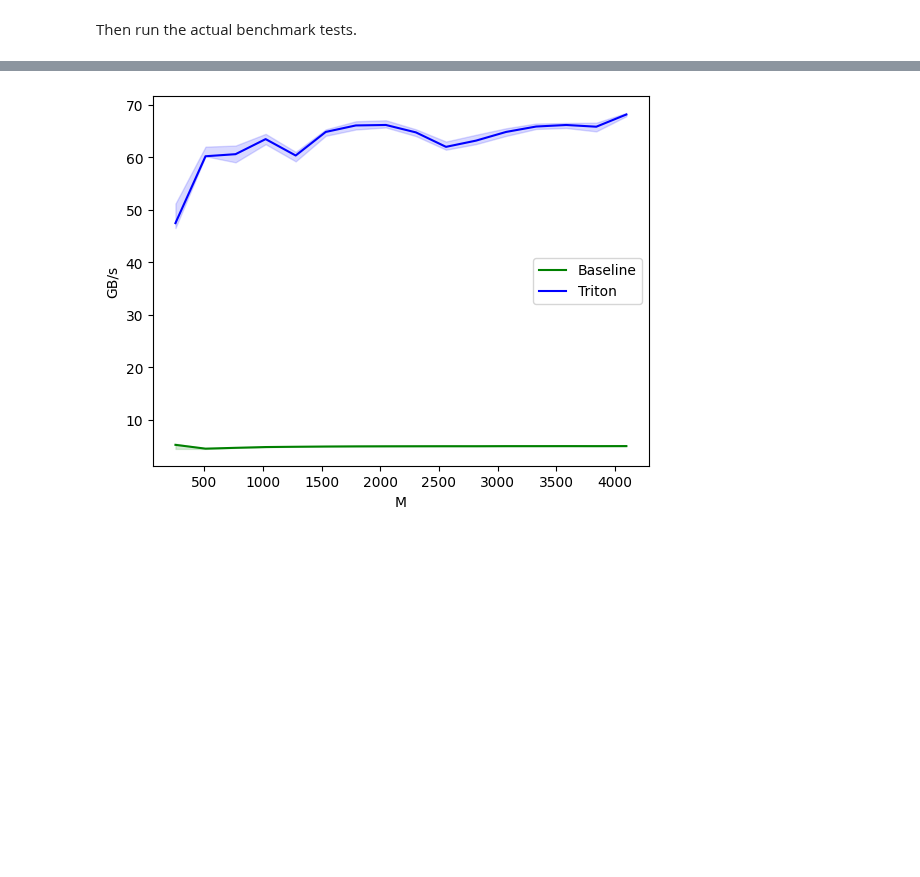
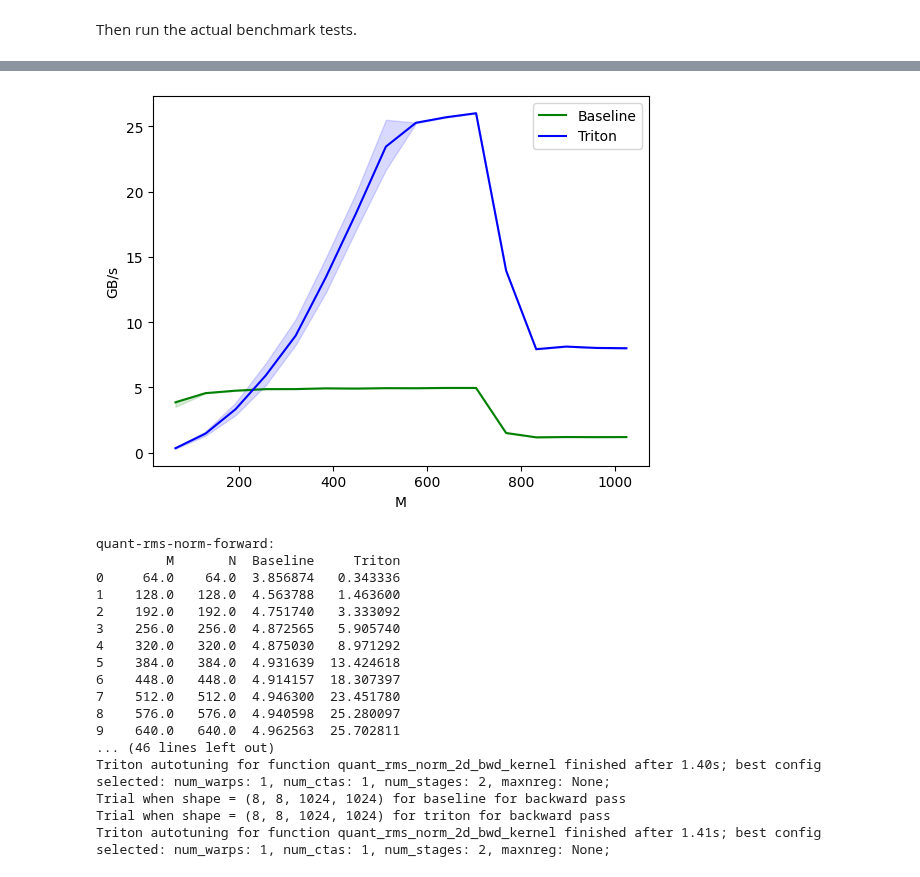
Before and after one commit to PhotonicGluon/Keras-MatMulLess, a Jupyter notebook: Triton-Fusion.ipynb, the cells around one changed output, grey strips where cells are left out. Saved outputs shown, nothing was run; the diff lists cells and outputs as text; code cells hidden in the pictures; blank space fills up the shorter version.

Commit message:
Add naive implementation of nD quantized RMSNorm in Triton

```diff
--- a/Triton-Fusion.ipynb
+++ b/Triton-Fusion.ipynb
@@ -416,6 +416,6 @@ class QuantRMSNormFn(torch.autograd.Function):
 # %% [markdown]
 We can now wrap this in a standard function-like format.
 # %%
-def quant_rms_norm_triton(x, gain, bias, epsilon=1e-5):
-    return QuantRMSNormFn.apply(x, gain, bias, epsilon)
+def quant_rms_norm_2d_triton(x, gain, bias, epsilon=1e-5):
+    return QuantRMSNorm2DFn.apply(x, gain, bias, epsilon)
 # %% [markdown]
@@ -431,0 +634,27 @@ WEIGHT_SHAPE = (X_SHAPE[-1],)
+# %%
+def quant_rms_norm_triton(x: torch.Tensor, gain, bias, epsilon=1e-5):
+    x_shape = x.shape
+
+    num_stacked_matrices = 1
+    for i in range(x.ndim - 2):  # The last 2 indices are the matrices
+        num_stacked_matrices *= x_shape[i]
+
+    # Identify the shape of the matrices and vectors that will actually be multiplied
+    matrix_shape = (x_shape[-2], x_shape[-1])
+    matrix_stride = x_shape[-2] * x_shape[-1]
+
+    # Flatten the input arrays for easier processing
+    x_flat = x.flatten()
+
+    # Determine output size
+    output_size = 1
+    for dim in x_shape:
+        output_size *= dim
+    output_flat = torch.zeros((output_size,), dtype=x.dtype, device=x.device)
+
+    for i in range(num_stacked_matrices):
+        x_part = x_flat[i * matrix_stride : (i + 1) * matrix_stride].reshape(matrix_shape)
+        x_quantized = quant_rms_norm_2d_triton(x_part, gain, bias, epsilon=epsilon)
+        output_flat[i * matrix_stride : (i + 1) * matrix_stride] = x_quantized.flatten()
+
+    return output_flat.reshape(x_shape)
@@ -432,3 +671,6 @@ WEIGHT_SHAPE = (X_SHAPE[-1],)
+# %%
+X_SHAPE = (2, 2, 3, 3)
+WEIGHT_SHAPE = (X_SHAPE[-1],)
 # %%
 x = torch.rand(X_SHAPE, device="cuda", requires_grad=True)
 gain = torch.rand(WEIGHT_SHAPE, device="cuda", requires_grad=True)
@@ -574,7 +811,7 @@ First define the benchmark configurations.
 configs = [
     triton.testing.Benchmark(
         x_names=["M", "N"],  # Argument names to use as an x-axis for the plot
-        x_vals=[256 * i for i in range(1, 17)],  # Different possible values for `x_name`
+        x_vals=[64 * i for i in range(1, 17)],  # Different possible values for `x_name`
         line_arg="provider",  # Argument name whose value corresponds to a different line in the plot
         # Possible values for `line_arg`
         line_vals=["baseline", "triton"],  # Label name for the lines
@@ -592,9 +829,10 @@ Then run the actual benchmark tests.
 # ruff: noqa: E731
 @triton.testing.perf_report(configs)
 def benchmark(M, N, provider, mode):
-    print(f"Trial when M = {M} and N = {N} for {provider} for {mode} pass")
-    x_shape = (M, N)
-    weight_shape = (N,)
+    x_shape = (8, 8, M, N)
+    weight_shape = (x_shape[-1],)
+
+    print(f"Trial when shape = {x_shape} for {provider} for {mode} pass")
 
     x = torch.rand(x_shape, device="cuda", requires_grad=True)
     gain = torch.rand(weight_shape, device="cuda", requires_grad=True)
@@ -622,5 +860,5 @@ def benchmark(M, N, provider, mode):
     return gbps(ms), gbps(max_ms), gbps(min_ms)
 
 
-benchmark.run(print_data=True)
+benchmark.run(show_plots=True, print_data=True)  # TODO: Re-enable
 # %% [output]
@@ -644 +882,18 @@ Triton autotuning for function quant_rms_norm_fwd_kernel finished after 0.73s; b
-[figure, old version]
+[figure, new version]
+quant-rms-norm-forward:
+         M       N  Baseline     Triton
+0     64.0    64.0  3.856874   0.343336
+1    128.0   128.0  4.563788   1.463600
+2    192.0   192.0  4.751740   3.333092
+3    256.0   256.0  4.872565   5.905740
+4    320.0   320.0  4.875030   8.971292
+5    384.0   384.0  4.931639  13.424618
+6    448.0   448.0  4.914157  18.307397
+7    512.0   512.0  4.946300  23.451780
+8    576.0   576.0  4.940598  25.280097
+9    640.0   640.0  4.962563  25.702811
+... (46 lines left out)
+Triton autotuning for function quant_rms_norm_2d_bwd_kernel finished after 1.40s; best config selected: num_warps: 1, num_ctas: 1, num_stages: 2, maxnreg: None;
+Trial when shape = (8, 8, 1024, 1024) for baseline for backward pass
+Trial when shape = (8, 8, 1024, 1024) for triton for backward pass
+Triton autotuning for function quant_rms_norm_2d_bwd_kernel finished after 1.41s; best config selected: num_warps: 1, num_ctas: 1, num_stages: 2, maxnreg: None;
```
Also changed, not shown: parts of 49 cells of this notebook.
